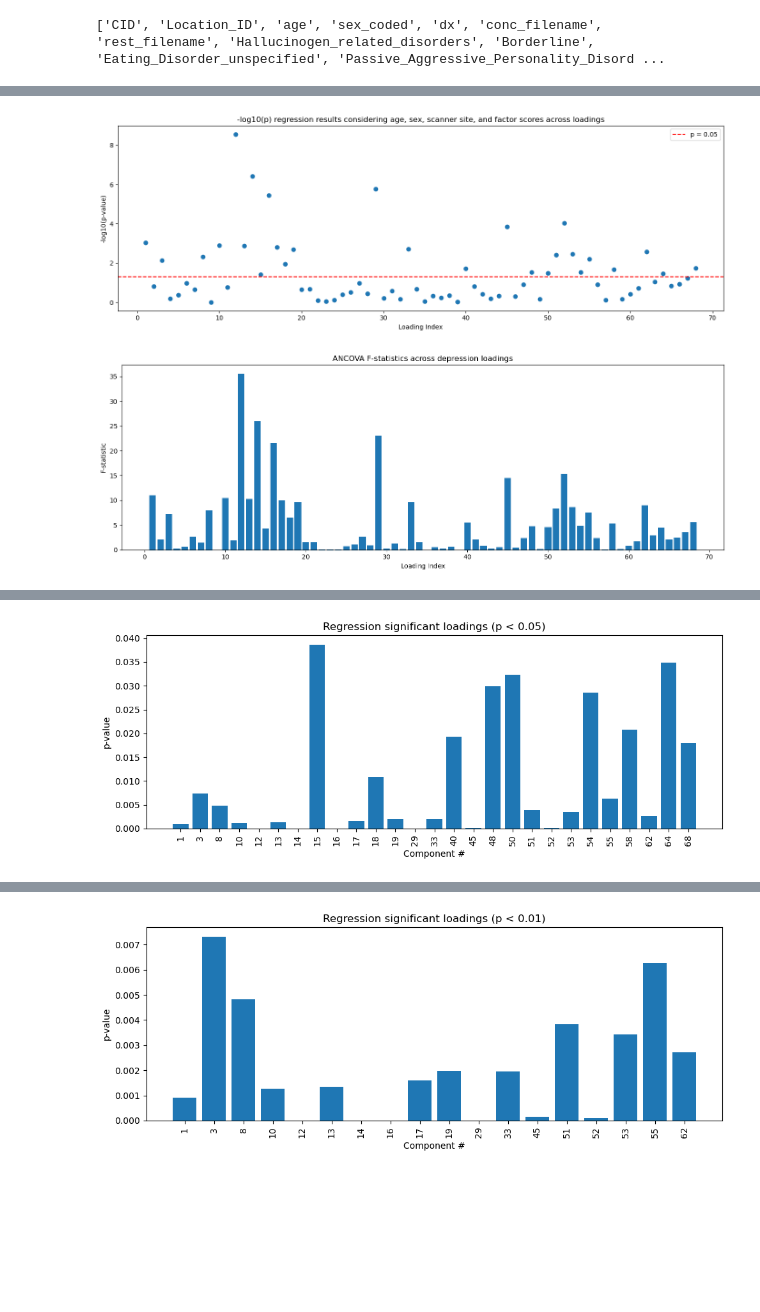
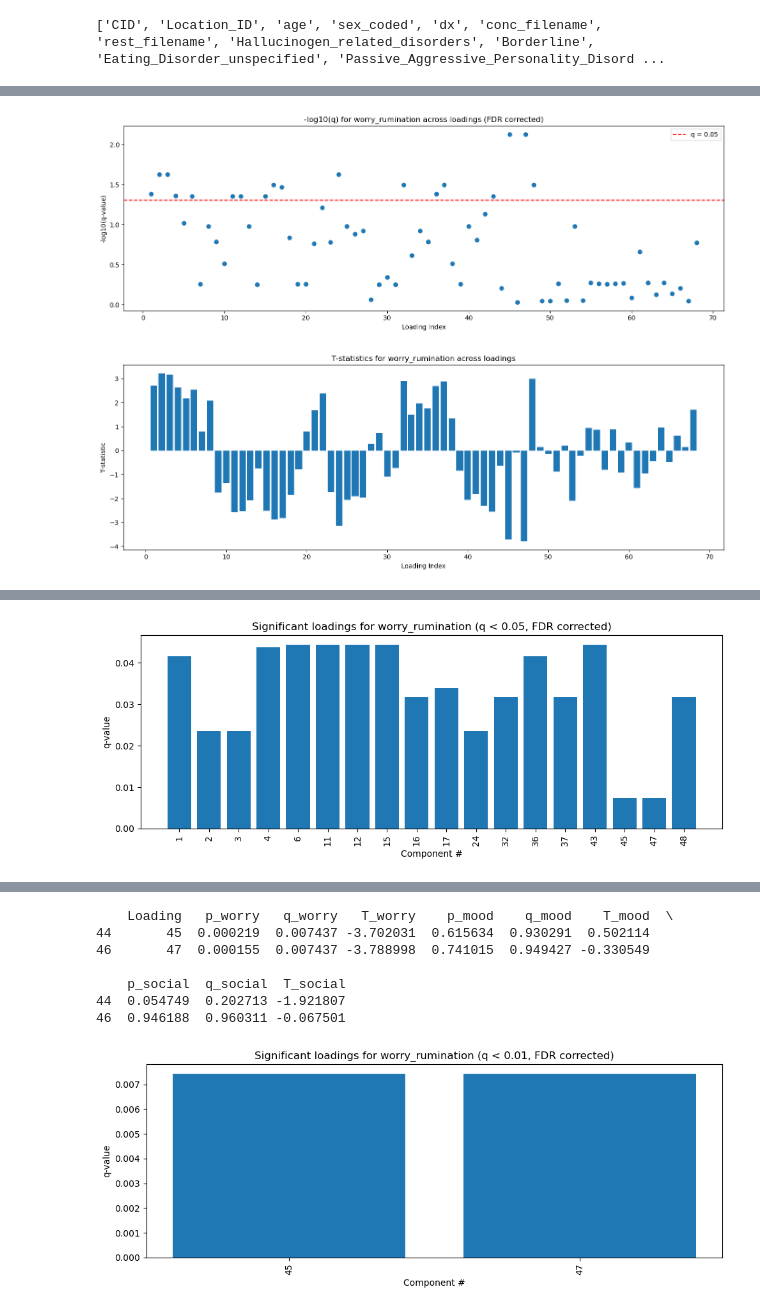
Before and after one commit to amrithah93/Clinical_Outcomes_Project, a Jupyter notebook: Step7_Regressions.ipynb, the cells around one changed output, grey strips where cells are left out. Drawn from its saved outputs; the diff is of its cells as text; code cells hidden in the pictures; blank space fills up the shorter version.

```diff
--- a/Step7_Regressions.ipynb
+++ b/Step7_Regressions.ipynb
@@ -110,58 +186,62 @@ print(results)
 # %%
-#plot log results
+#plot 1st plot for factor: worry_rumination FDR corrected
+#check labels variable
+display(clean_labels) #check as a sanity check
 
+import matplotlib.pyplot as plt
+import numpy as np
+
+# Ensure no zero q-values (avoid -log10(0) crash)
+results["q_worry"] = results["q_worry"].replace(0, 1e-300)
+
+# --- LOG PLOT (worry, q-values) ---
 plt.figure(figsize=(14, 5))
-plt.scatter(results["Loading"], -np.log10(results["p_value"]), s=40)
-plt.axhline(-np.log10(0.05), color="red", linestyle="--", label="p = 0.05")
+plt.scatter(results["Loading"], -np.log10(results["q_worry"]), s=40)
+plt.axhline(-np.log10(0.05), color="red", linestyle="--", label="q = 0.05")
 plt.xlabel("Loading Index")
-plt.ylabel("-log10(p-value)")
-plt.title("-log10(p) regression results considering age, sex, scanner site, and factor scores across loadings")
+plt.ylabel("-log10(q-value)")
+plt.title("-log10(q) for worry_rumination across loadings (FDR corrected)")
 plt.legend()
 plt.tight_layout()
 plt.show()
 
-#plot f stat bar plot
+# --- T-STAT PLOT (worry) ---
 plt.figure(figsize=(14, 5))
-plt.bar(results["Loading"], results["F_stat"])
+plt.bar(results["Loading"], results["T_worry"])
 plt.xlabel("Loading Index")
-plt.ylabel("F-statistic")
-plt.title("ANCOVA F-statistics across depression loadings")
+plt.ylabel("T-statistic")
+plt.title("T-statistics for worry_rumination across loadings")
 plt.tight_layout()
 plt.show()
 
-# highlight sig loadings at p< 0.05
 
-sig = results[results["p_value"] < 0.05]
+# --- SIGNIFICANT LOADINGS q < 0.05 ---
+sig = results[results["q_worry"] < 0.05]
 print(sig)
 
-# Create combined label: "component# - label" with int() to remove .0
-sig_labels = [f"{int(row.Loading)}" for _, row in sig.iterrows()]
+sig_labels = sig["Loading"].astype(int).astype(str).tolist()
 
 plt.figure(figsize=(10, 4))
-plt.bar(sig_labels, sig["p_value"])
-
+plt.bar(sig_labels, sig["q_worry"])
 plt.xticks(rotation=90)
-plt.title("Regression significant loadings (p < 0.05)")
+plt.title("Significant loadings for worry_rumination (q < 0.05, FDR corrected)")
 plt.xlabel("Component #")
-plt.ylabel("p-value")
+plt.ylabel("q-value")
 plt.tight_layout()
 plt.show()
 
-#now look at p < 0.01
-
-sig = results[results["p_value"] < 0.01]
+# --- SIGNIFICANT LOADINGS q < 0.01 ---
+sig = results[results["q_worry"] < 0.01]
 print(sig)
 
-# Create combined label: "component# - label" with int() to remove .0
-sig_labels = [f"{int(row.Loading)}" for _, row in sig.iterrows()]
+sig_labels = sig["Loading"].astype(int).astype(str).tolist()
 
 plt.figure(figsize=(10, 4))
-plt.bar(sig_labels, sig["p_value"])
-
+plt.bar(sig_labels, sig["q_worry"])
 plt.xticks(rotation=90)
-plt.title("Regression significant loadings (p < 0.01)")
+plt.title("Significant loadings for worry_rumination (q < 0.01, FDR corrected)")
 plt.xlabel("Component #")
-plt.ylabel("p-value")
+plt.ylabel("q-value")
 plt.tight_layout()
 plt.show()
 # %% [output]
@@ -168,2 +265,2 @@ plt.show()
-[figure, old version]
+[figure, new version]
-[figure, old version]
+[figure, new version]
@@ -187 +284 @@ plt.show()
-[figure, old version]
+[figure, new version]
@@ -207 +285,8 @@ plt.show()
+    Loading   p_worry   q_worry   T_worry    p_mood    q_mood    T_mood  \
+44       45  0.000219  0.007437 -3.702031  0.615634  0.930291  0.502114
+46       47  0.000155  0.007437 -3.788998  0.741015  0.949427 -0.330549
+
+    p_social  q_social  T_social
+44  0.054749  0.202713 -1.921807
+46  0.946188  0.960311 -0.067501
-[figure, old version]
+[figure, new version]
```
Also changed, not shown: parts of 11 cells of this notebook, 3 other files.
